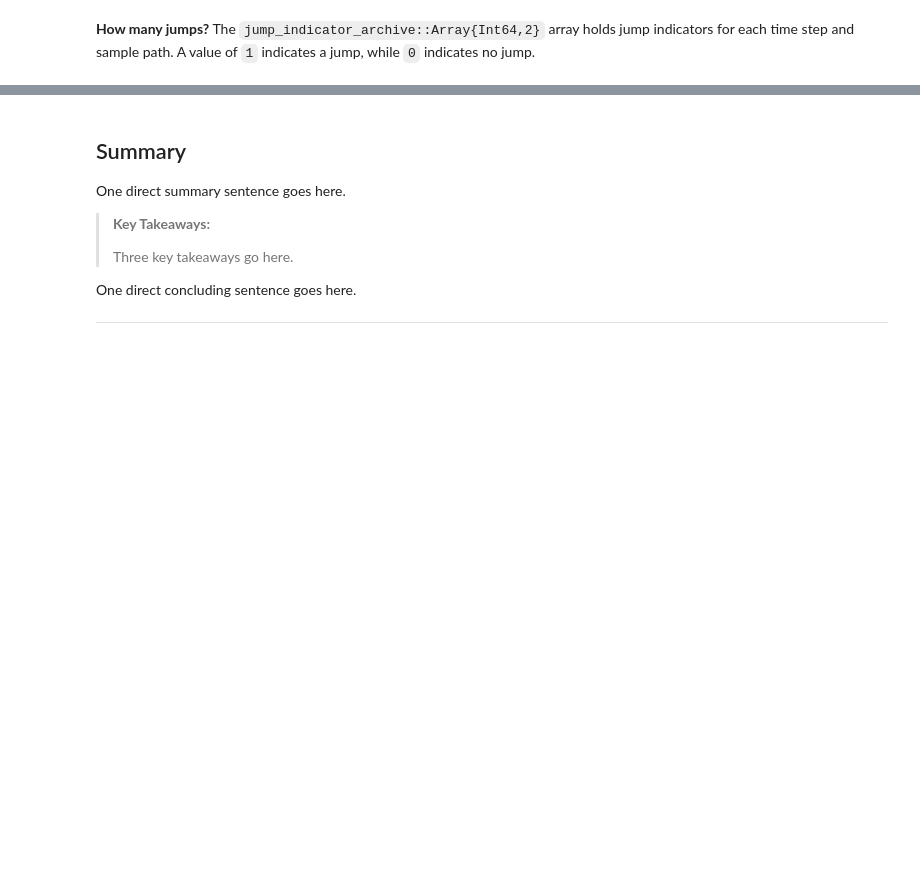
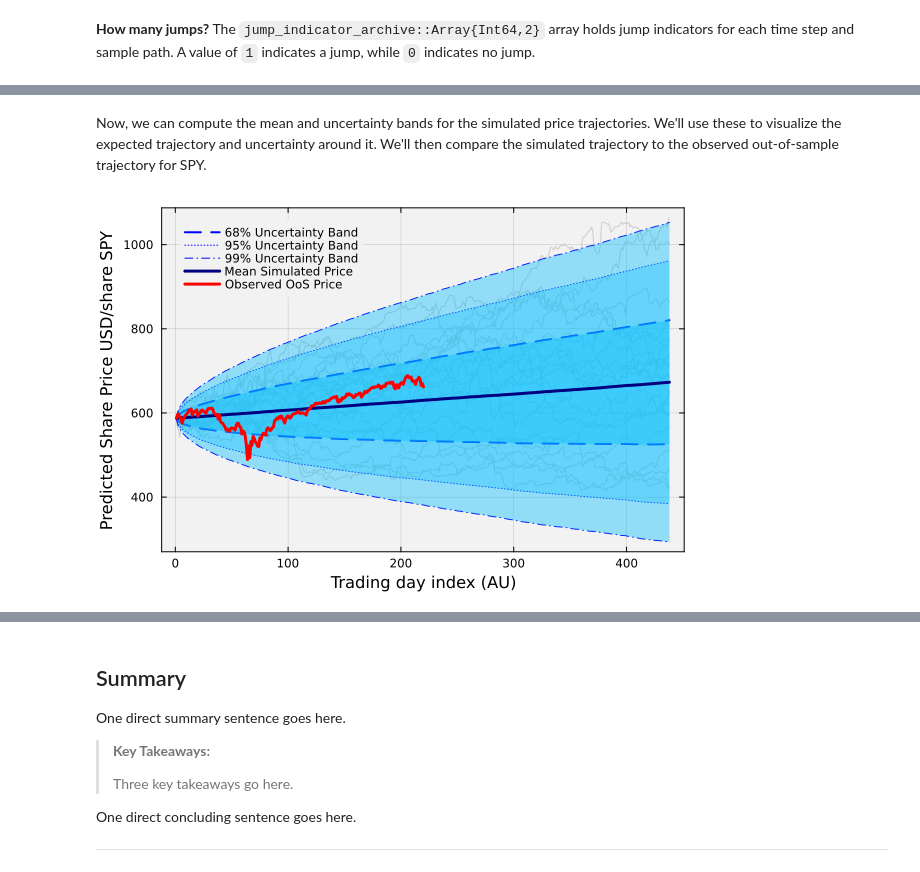
Before and after one commit to varnerlab/PS6-CHEME-5660-TEMPLATE-Fall-2025, a Jupyter notebook: PS6-CHEME-5660-Solution-SyntheticDataGen-Fall-2025.ipynb, the cells around one changed output, grey strips where cells are left out. Cells and saved outputs as stored; diff of their text form; code cells hidden in the pictures; blank space fills up the shorter version.

```diff
--- a/PS6-CHEME-5660-Solution-SyntheticDataGen-Fall-2025.ipynb
+++ b/PS6-CHEME-5660-Solution-SyntheticDataGen-Fall-2025.ipynb
@@ -183,0 +308,56 @@ end;
+# %% [markdown]
+Now, we can compute the mean and uncertainty bands for the simulated price trajectories. We'll use these to visualize the expected trajectory and uncertainty around it. We'll then compare the simulated trajectory to the observed out-of-sample trajectory for SPY.
+# %%
+mean_simulated_SPY_price, std_simulated_SPY_price = let
+
+    # compute the mean and uncertainty bands
+    (number_of_steps, number_of_paths) = size(simulated_price_archive);
+    mean_simulated_price = Array{Float64,1}(undef, number_of_steps);
+    standard_deviation_simulated_price = Array{Float64,1}(undef, number_of_steps);
+
+    for i ∈ 1:number_of_steps
+        mean_simulated_price[i] = mean(simulated_price_archive[i,:]);
+        standard_deviation_simulated_price[i] = std(simulated_price_archive[i,:]);
+    end
+
+    mean_simulated_price, standard_deviation_simulated_price;
+end;
+# %%
+let
+
+    S = dataset[myticker][!, :open]; # observed SPY prices
+    UB68 = mean_simulated_SPY_price .+ 1.00 .* std_simulated_SPY_price; # upper band
+    LB68 = mean_simulated_SPY_price .- 1.00 .* std_simulated_SPY_price; # lower band
+    UB95 = mean_simulated_SPY_price .+ 1.96 .* std_simulated_SPY_price; # upper band
+    LB95 = mean_simulated_SPY_price .- 1.96 .* std_simulated_SPY_price; # lower band
+    U99 = mean_simulated_SPY_price .+ 2.576 .* std_simulated_SPY_price; # upper band
+    L99 = mean_simulated_SPY_price .- 2.576 .* std_simulated_SPY_price; # lower band
+
+    # trajectory plots
+    plot(simulated_price_archive[:,1:20], label="", c=:gray80);
+
+    # 1 sd 68% uncertainty band
+    plot!(UB68, lw=2, ls=:dash, c=:blue, label="68% Uncertainty Band");
+    plot!(LB68, lw=2, ls=:dash, c=:blue, label="")
+    plot!(mean_simulated_SPY_price, fillrange=(LB68, UB68), fillalpha=0.4, c=:deepskyblue, label="")
+
+    # 1.96 sd 95% uncertainty band
+    plot!(UB95, lw=1, ls=:dot, c=:blue, label="95% Uncertainty Band");
+    plot!(LB95, lw=1, ls=:dot, c=:blue, label="")
+    plot!(mean_simulated_SPY_price, fillrange=(LB95, UB95), fillalpha=0.3, c=:deepskyblue, label="")
+
+    # 2.576 sd 99% uncertainty band
+    plot!(U99, lw=1, ls=:dashdot, c=:blue, label="99% Uncertainty Band");
+    plot!(L99, lw=1, ls=:dashdot, c=:blue, label="")
+    plot!(mean_simulated_SPY_price, fillrange=(L99, U99), fillalpha=0.4, c=:deepskyblue, label="")
+
+    # mean simulated price
+    plot!(mean_simulated_SPY_price, lw=3, c=:navy, label="Mean Simulated Price", legend=:topleft)
+    plot!(S, lw=3, c=:red, label="Observed OoS Price")
+    plot!(bg="gray95", background_color_outside="white", framestyle = :box, fg_legend = :transparent);
+    xlabel!("Trading day index (AU)", fontsize=18)
+    ylabel!("Predicted Share Price USD/share $(myticker)", fontsize=18)
+
+end
+# %% [output]
+[figure, added]
```
Also changed, not shown: parts of 20 cells of this notebook.
